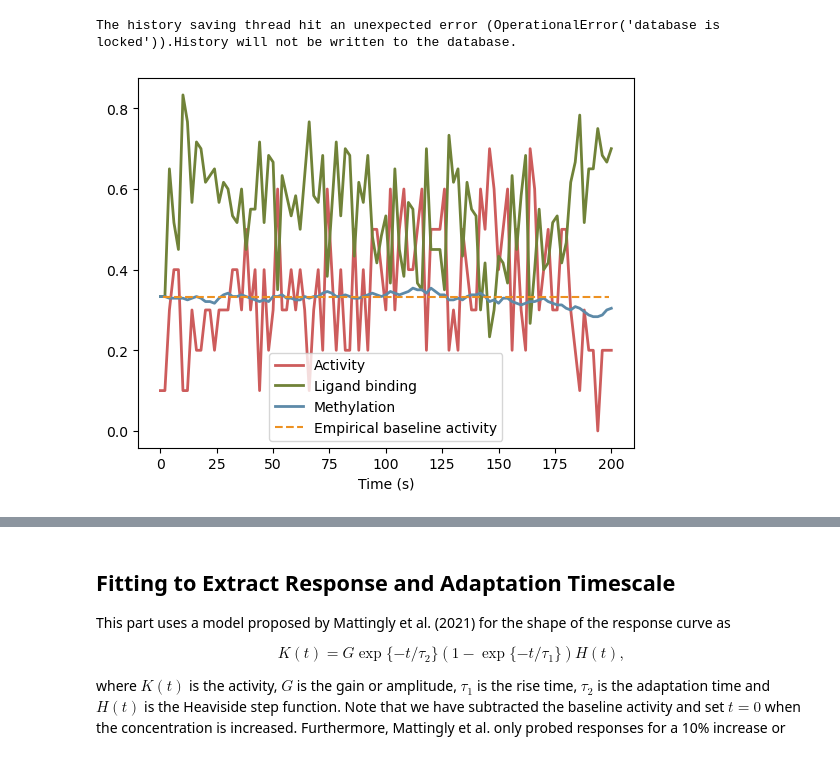
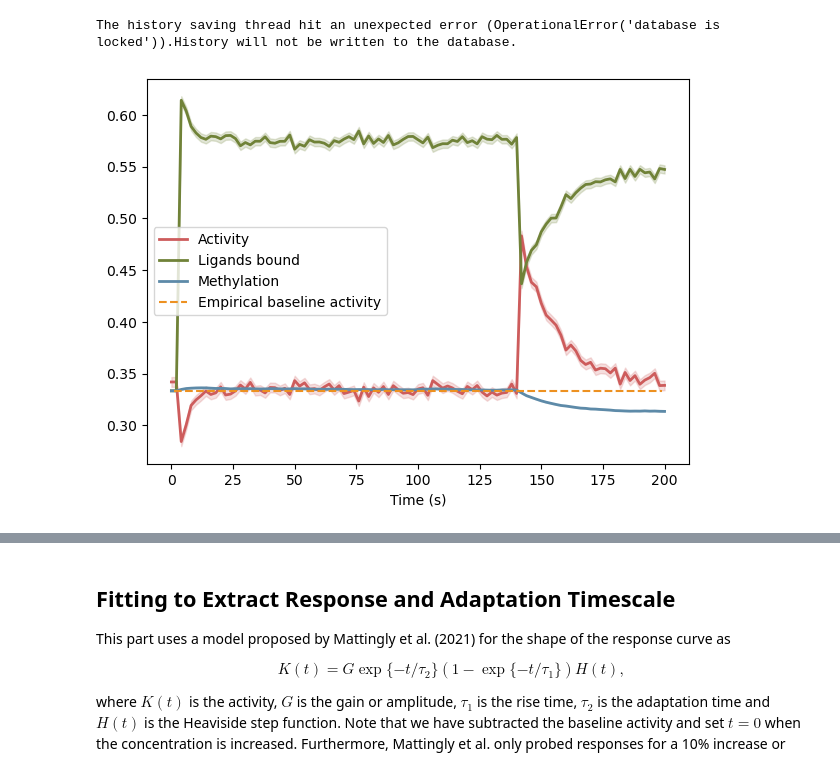
Before and after one commit to Biochemical-Networks/Chemotactic-Receptor-Array-MWC-Ising, a Jupyter notebook: dynamic_mwc_full.ipynb, the cells around one changed output, grey strips where cells are left out. Saved outputs shown, nothing was run; the diff lists cells and outputs as text; code cells hidden in the pictures.

Commit message:
Added master file with nice figures and updating files after working on making report-level figures and correlation length

```diff
--- a/dynamic_mwc_full.ipynb
+++ b/dynamic_mwc_full.ipynb
@@ -151,24 +151,33 @@ def gillespie_full(l0,m0,tf,n_steps,n_sims,
 
     return all_states, t_grid
 # %%
+# check that the program works
 l0 = 2.
 m0 = 8.
 tf = 200
 n_steps = 100
-n_sims = 10**1
-step_change = 70
+n_sims = 10**4
+step_change = 50
 cnew = 80
 
+# obtain data
 all_states, time = gillespie_full(l0,m0,tf,n_steps,n_sims,step_change=step_change,cnew=cnew)
+av_states = np.mean(all_states,axis=0)
+sems = np.std(all_states,axis=0)/np.sqrt(n_sims)
 
-av_states = np.mean(all_states,axis=0)
+fig = plt.figure(figsize=(7,5))
+plt.plot(time,av_states[:,0],label='Activity',color=my_red,linewidth=2.0)
+plt.fill_between(time,av_states[:,0]-sems[:,0],av_states[:,0]+sems[:,0],color=my_red,alpha=0.2)
 
-plt.plot(time,av_states[:,0],label='Activity',color=my_red,linewidth=2.0)
-plt.plot(time,av_states[:,1],label='Ligand binding',color=my_green,linewidth=2.0)
+plt.plot(time,av_states[:,1],label='Ligands bound',color=my_green,linewidth=2.0)
+plt.fill_between(time,av_states[:,1]-sems[:,1],av_states[:,1]+sems[:,1],color=my_green,alpha=0.2)
+
 plt.plot(time,av_states[:,2],label='Methylation',color=my_blue,linewidth=2.0)
+plt.fill_between(time,av_states[:,2]-sems[:,2],av_states[:,2]+sems[:,2],color=my_blue,alpha=0.2)
+
 plt.axhline(y=1/3,xmin=0.05,xmax=0.95,linestyle='--',color=my_yellow,label='Empirical baseline activity')
 plt.xlabel('Time (s)')
 plt.legend()
 plt.show()
 # %% [output]
-[figure, old version]
+[figure, new version]
```
Also changed, not shown: parts of 15 cells of this notebook, 3 other files.
